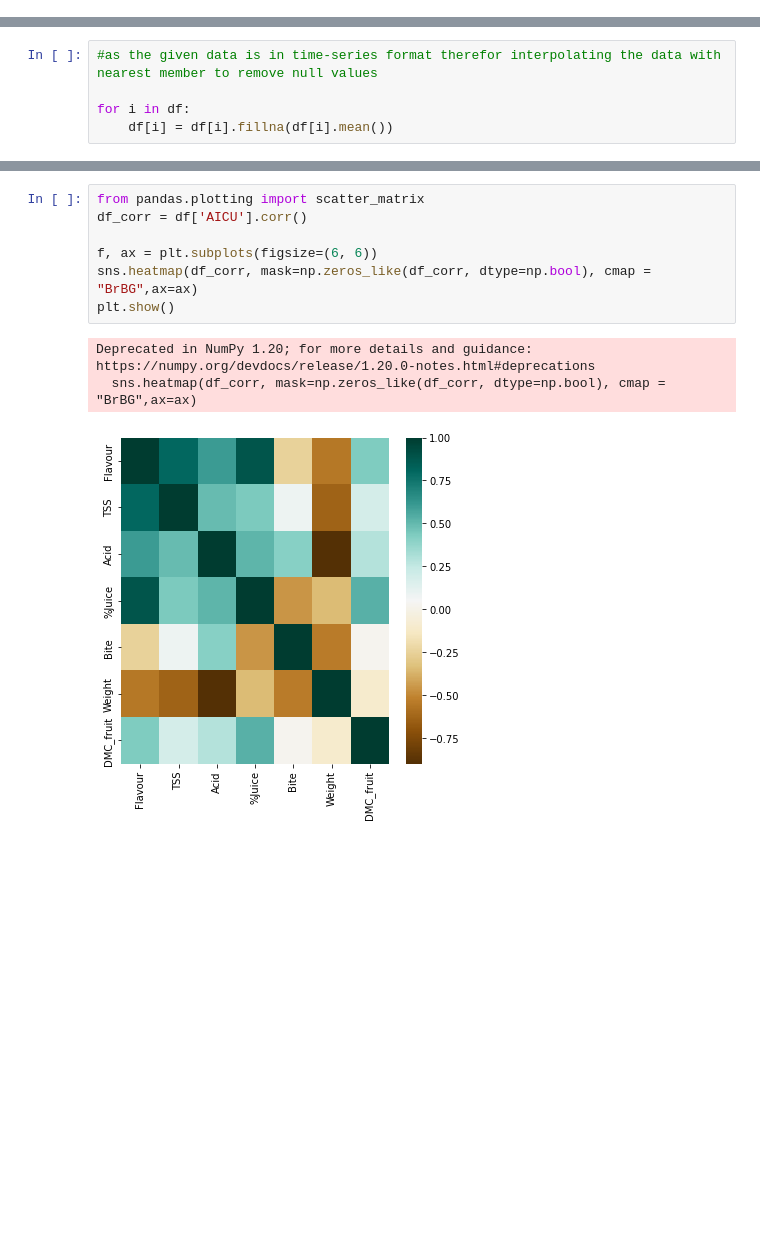
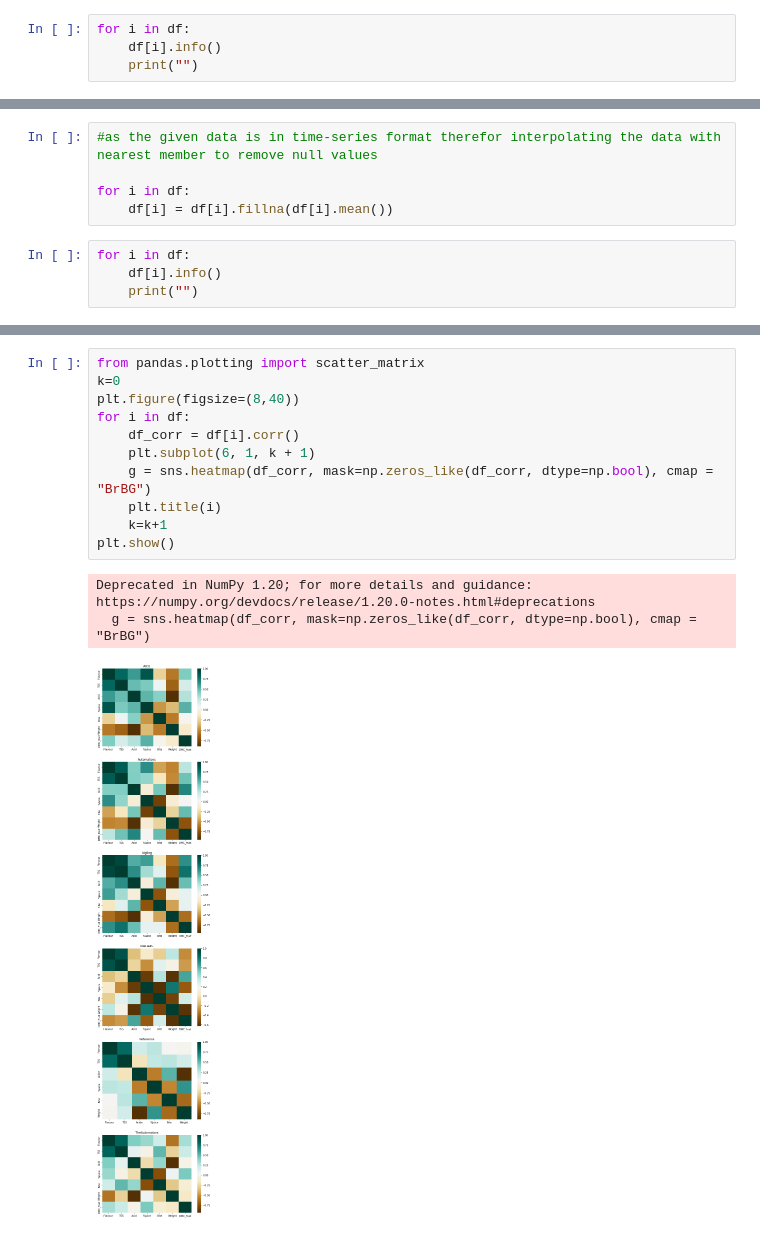
Before and after one commit to Vice777/Omdena-Chapter-Algeria, a Jupyter notebook: EDA/EDA-TomQuality.ipynb, the cells around one changed output, grey strips where cells are left out. Saved outputs shown, nothing was run; the diff lists cells and outputs as text; blank space fills up the shorter version.

```diff
--- a/EDA/EDA-TomQuality.ipynb
+++ b/EDA/EDA-TomQuality.ipynb
@@ -72,3 +72,7 @@ files = ['AICU', 'Automatoes', 'Digilog', 'IUACAAS', 'Reference', 'TheAutomators
 df = {}
 for file in files:
     df[file] = pd.read_csv("../Dataset/"+file+"/TomQuality.csv")
+# %%
+for i in df:
+    df[i].info()
+    print("")
@@ -104,3 +148,7 @@ col = col[1:]
 
 for i in df:
     df[i] = df[i].fillna(df[i].mean())
+# %%
+for i in df:
+    df[i].info()
+    print("")
@@ -128,11 +215,15 @@ Automatoes
 # %%
 from pandas.plotting import scatter_matrix
-df_corr = df['AICU'].corr()
-
-f, ax = plt.subplots(figsize=(6, 6))
-sns.heatmap(df_corr, mask=np.zeros_like(df_corr, dtype=np.bool), cmap = "BrBG",ax=ax)
+k=0
+plt.figure(figsize=(8,40))
+for i in df:
+    df_corr = df[i].corr()
+    plt.subplot(6, 1, k + 1)
+    g = sns.heatmap(df_corr, mask=np.zeros_like(df_corr, dtype=np.bool), cmap = "BrBG")
+    plt.title(i)
+    k=k+1
 plt.show()
 # %% [output]
 Deprecated in NumPy 1.20; for more details and guidance: https://numpy.org/devdocs/release/1.20.0-notes.html#deprecations
-  sns.heatmap(df_corr, mask=np.zeros_like(df_corr, dtype=np.bool), cmap = "BrBG",ax=ax)
+  g = sns.heatmap(df_corr, mask=np.zeros_like(df_corr, dtype=np.bool), cmap = "BrBG")
-[figure, old version]
+[figure, new version]
```
Also changed, not shown: parts of 12 cells of this notebook.
